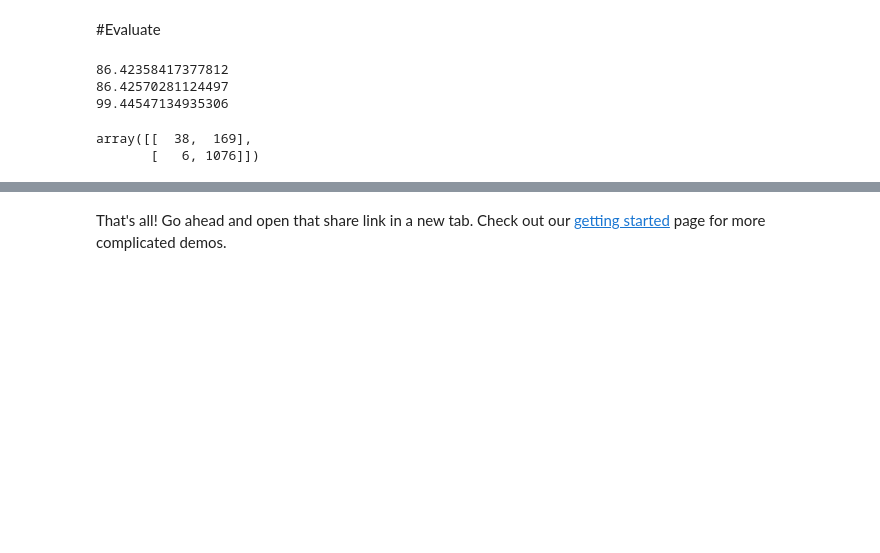
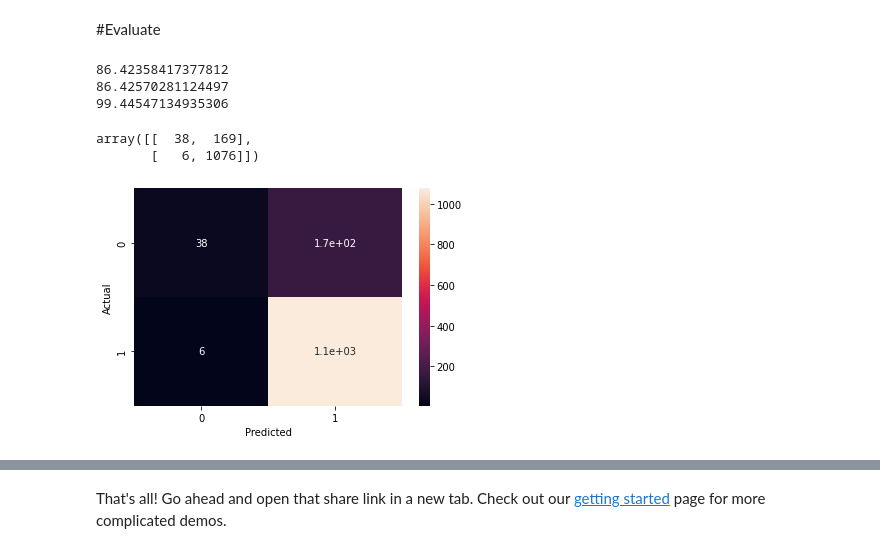
Before and after one commit to LiamAcker/SentimentAnalyzer, a Jupyter notebook: SentimentAnalysisFinal.ipynb, the cells around one changed output, grey strips where cells are left out. Drawn from its saved outputs; the diff is of its cells as text; code cells hidden in the pictures; blank space fills up the shorter version.

```diff
--- a/SentimentAnalysisFinal.ipynb
+++ b/SentimentAnalysisFinal.ipynb
@@ -245,5 +245,15 @@ confusion_matrix(y_test, sample_prediction)
 # %% [output]
 array([[  38,  169],
        [   6, 1076]])
+# %%
+import seaborn as sn
+import matplotlib.pyplot as plt
+
+confusion_matrix = pd.crosstab(y_test, sample_prediction, rownames=['Actual'], colnames=['Predicted'])
+
+sn.heatmap(confusion_matrix, annot=True)
+plt.show()
+# %% [output]
+[figure, added]
 # %%
 !pip install -q gradio
```
Also changed, not shown: parts of 8 cells of this notebook.
